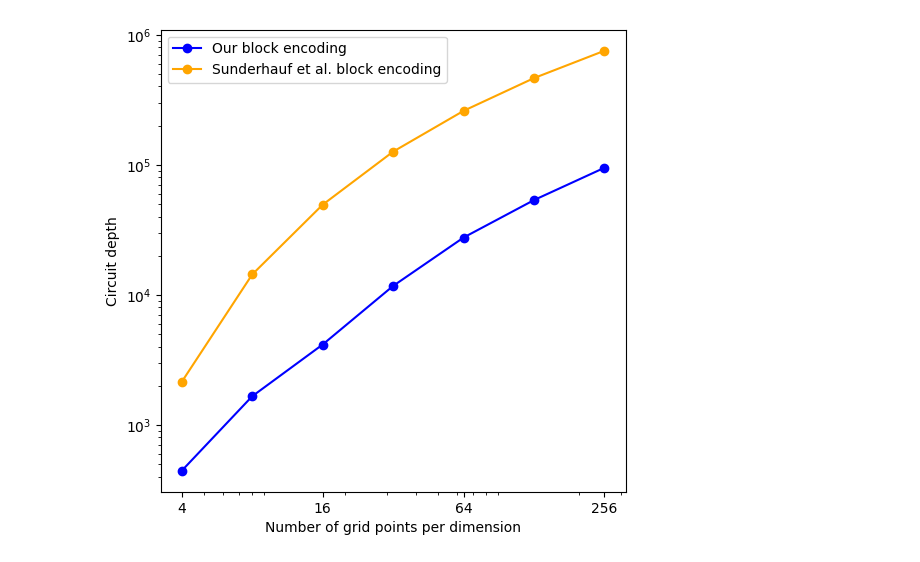
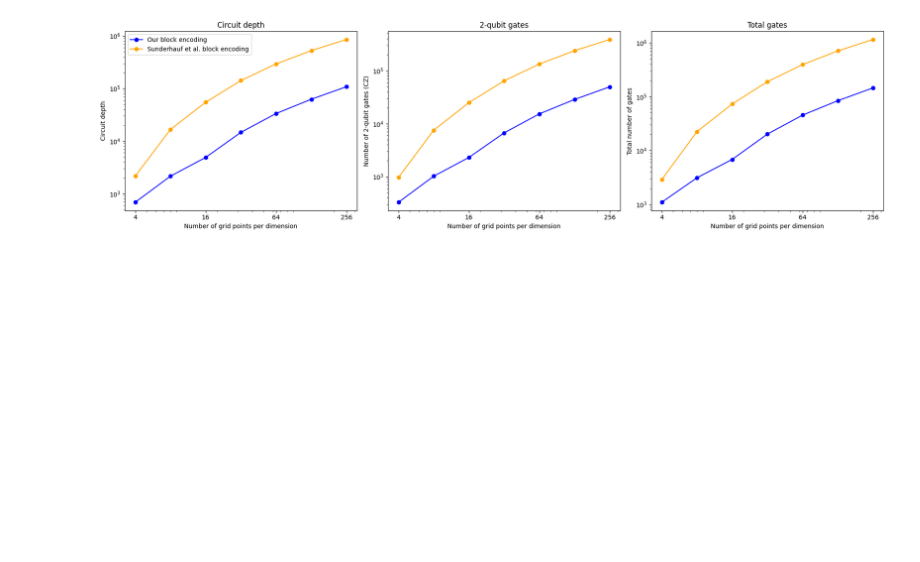
Before and after one commit to TDC28/laplacian_beqc, a Jupyter notebook: compare.ipynb, the cells around one changed output. Drawn from its saved outputs; the diff is of its cells as text; code cells hidden in the pictures; blank space fills up the shorter version.

Commit message:
restructuring and formatting

```diff
--- a/compare.ipynb
+++ b/compare.ipynb
@@ -141,6 +155,7 @@ def oracle_d(qc: QuantumCircuit,
 def sunderhauff_block_encoding(
     Nx, Ny, scaled_laplacian, v_normed=None, save_unitary=True
 ):
+    "https://quantum-journal.org/papers/q-2024-01-11-1226/"
 
     unique_values_laplacian = unique_val_lap(scaled_laplacian, Nx)
     unique_values_laplacian.append(0)
@@ -363,64 +251,78 @@ for nq1 in nq:
     transpiled = transpile(qc, basis_gates=basis_gates)
 
     counts = transpiled.count_ops()
     twoq_count = counts["cz"] + counts["rzz"]
 
     sunderhauf_be_depth.append(transpiled.depth())
     sunderhauf_be_2qg.append(twoq_count)
     sunderhauf_be_total_gates.append(sum(counts.values()))
 
 
-plt.figure(figsize=(6, 6))
-plt.plot(npoints, our_be_depth, "o-", color="blue", label="Our block encoding")
-plt.plot(
+fig, axes = plt.subplots(
+    1, 3,
+    figsize=(18, 5),
+    sharex=True,
+    squeeze=False
+)
+
+# axes is shape (1, 3)
+ax = axes[0]   # convenience view
+
+# -------------------------
+# Circuit depth
+# -------------------------
+ax[0].plot(npoints, our_be_depth, "o-", color="blue", label="Our block encoding")
+ax[0].plot(
     npoints,
     sunderhauf_be_depth,
     "o-",
     color="orange",
     label="Sunderhauf et al. block encoding",
 )
-plt.xscale("log")
-plt.xlabel("Number of grid points per dimension")
-plt.yscale("log")
-plt.ylabel("Circuit depth")
-plt.xticks(npoints[::2], labels=npoints[::2])
-plt.legend()
-plt.show()
+ax[0].set_xscale("log")
+ax[0].set_yscale("log")
+ax[0].set_title("Circuit depth")
+ax[0].set_ylabel("Circuit depth")
+ax[0].legend()
 
-
-plt.figure(figsize=(6, 6))
-plt.plot(npoints, our_be_2qg, "o-", color="blue", label="Our block encoding")
-plt.plot(
+# -------------------------
+# 2-qubit gates
+# -------------------------
+ax[1].plot(npoints, our_be_2qg, "o-", color="blue")
+ax[1].plot(
     npoints,
     sunderhauf_be_2qg,
     "o-",
     color="orange",
-    label="Sunderhauf et al. block encoding",
 )
-plt.xscale("log")
-plt.xlabel("Number of grid points per dimension")
-plt.yscale("log")
-plt.ylabel("Number of 2 qubit gates (CZ)")
-plt.xticks(npoints[::2], labels=npoints[::2])
-plt.legend()
-plt.show()
+ax[1].set_xscale("log")
+ax[1].set_yscale("log")
+ax[1].set_title("2-qubit gates")
+ax[1].set_ylabel("Number of 2-qubit gates (CZ)")
 
-
-plt.figure(figsize=(6, 6))
-plt.plot(npoints, our_be_total_gates, "o-", color="blue", label="Our block encoding")
-plt.plot(
+# -------------------------
+# Total gates
+# -------------------------
+ax[2].plot(npoints, our_be_total_gates, "o-", color="blue")
+ax[2].plot(
     npoints,
     sunderhauf_be_total_gates,
     "o-",
     color="orange",
-    label="Sunderhauf et al. block encoding",
 )
-plt.xscale("log")
-plt.xlabel("Number of grid points per dimension")
-plt.yscale("log")
-plt.ylabel("Total number of gates")
-plt.xticks(npoints[::2], labels=npoints[::2])
-plt.legend()
+ax[2].set_xscale("log")
+ax[2].set_yscale("log")
+ax[2].set_title("Total gates")
+ax[2].set_ylabel("Total number of gates")
+
+# -------------------------
+# Shared formatting
+# -------------------------
+for a in ax:
+    a.set_xlabel("Number of grid points per dimension")
+    a.set_xticks(npoints[::2], labels=npoints[::2])
+
+plt.tight_layout()
 plt.show()
 # %% [output]
-[figure, old version]
+[figure, new version]
```
Also changed, not shown: parts of 9 cells of this notebook, 13 other files.
